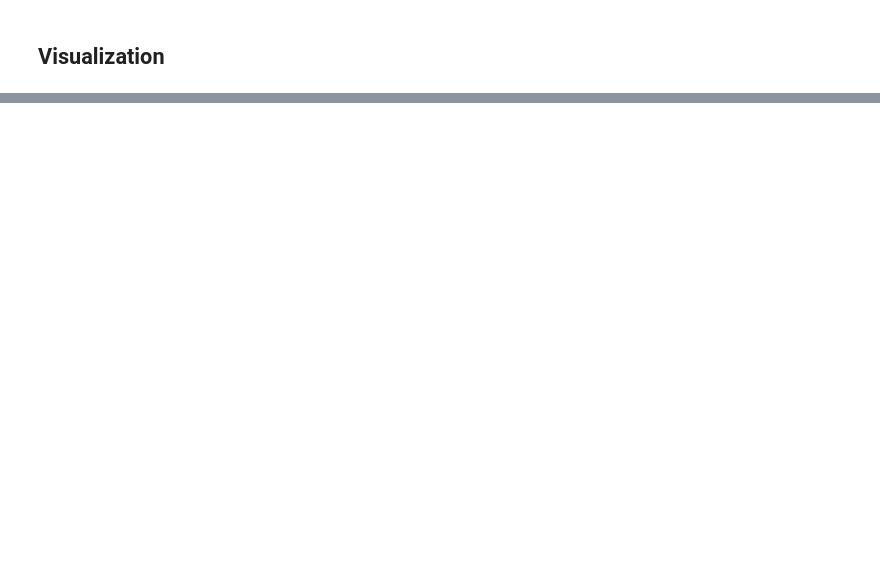
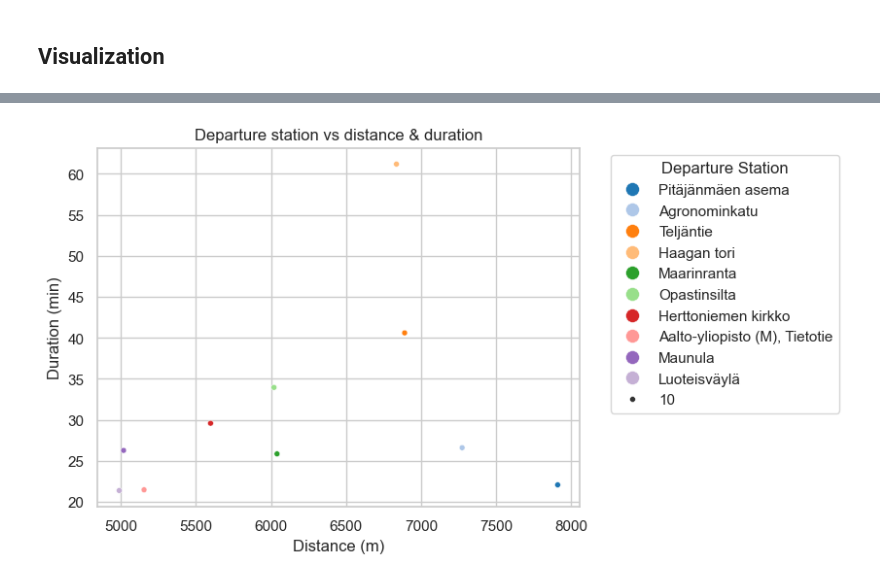
Before and after one commit to Eemeli23002/BigDataTechnologies, a Jupyter notebook: Project_Work.ipynb, the cells around one changed output, grey strips where cells are left out. Drawn from its saved outputs; the diff is of its cells as text; code cells hidden in the pictures; blank space fills up the shorter version.

Commit message:
visualizing avg distances and durations

```diff
--- a/Project_Work.ipynb
+++ b/Project_Work.ipynb
@@ -113,7 +123,7 @@ data_selected = UpdatedBikeData.select(
 )
 
 # Calculating averages
-df_avg = data_selected.groupBy(
+df_avg_Dur_Dist = data_selected.groupBy(
     "Departure station name"
 ).agg(
     avg("CoveredDistance_m").alias("avg_distance_m"),
@@ -121,7 +131,7 @@ df_avg = data_selected.groupBy(
 ).orderBy("avg_distance_m", ascending=False)
 
 # Show 10 longest distance departure stations
-df_avg.show(10, truncate=False)
+df_avg_Dur_Dist.show(10, truncate=False)
 # %% [output]
 +-----------------------------+-----------------+----------------+
 |Departure station name       |avg_distance_m   |avg_duration_sec|
@@ -145,9 +155,9 @@ from pyspark.sql.functions import round, col
 from pyspark.sql.types import IntegerType
 
 #Changing "avg_duration_sec" -> "avg_duration_min", and rounding to 2 decimals
-df_avg = df_avg.withColumn("avg_duration_min", round(col("avg_duration_sec") / 60, 2)) \
+df_avg_Dur_Dist = df_avg_Dur_Dist.withColumn("avg_duration_min", round(col("avg_duration_sec") / 60, 2)) \
                .drop("avg_duration_sec")
 
 #Rounding average distance to 2 decimals
-df_avg = df_avg.withColumn("avg_distance_m", round(col("avg_distance_m"), 2))
+df_avg_Dur_Dist = df_avg_Dur_Dist.withColumn("avg_distance_m", round(col("avg_distance_m"), 2))
 # %%
@@ -212,0 +223,10 @@ plt.show()
+# %%
+top_departures = df_avg_Dur_Dist.limit(10).toPandas()
+sns.scatterplot(top_departures, x='avg_distance_m', y='avg_duration_min',hue='Departure station name', palette='tab20', size=10, s=100)
+plt.title("Departure station vs distance & duration")
+plt.legend(title="Departure Station", bbox_to_anchor=(1.05, 1), loc='upper left')
+plt.xlabel("Distance (m)")
+plt.ylabel("Duration (min)")
+plt.show()
+# %% [output]
+[figure, added]
```
Also changed, not shown: parts of 10 cells of this notebook.
